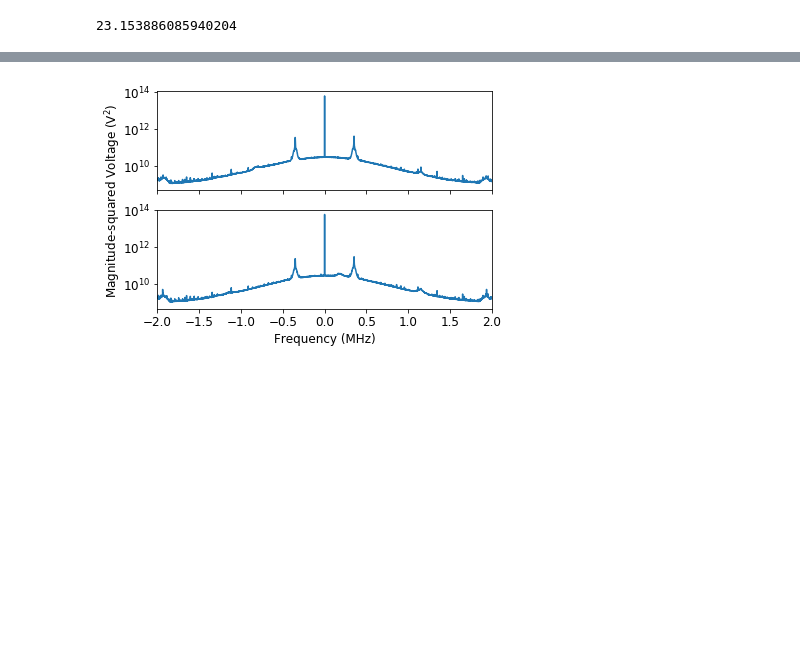
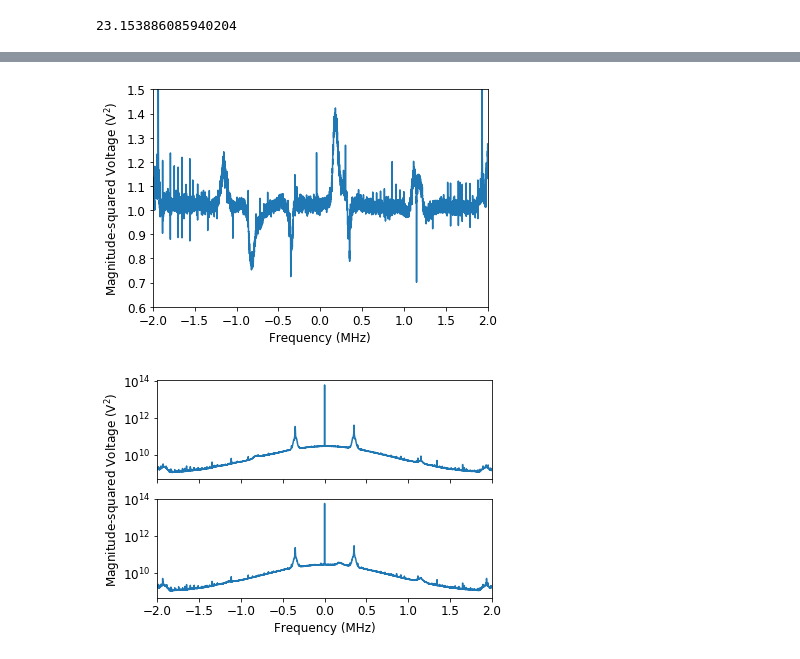
Before and after one commit to 3276908917/AY121, a Jupyter notebook: lab2/Hydrogen_Gaussian.ipynb, the cells around one changed output, grey strips where cells are left out. Drawn from its saved outputs; the diff is of its cells as text; code cells hidden in the pictures; blank space fills up the shorter version.

```diff
--- a/lab2/Hydrogen_Gaussian.ipynb
+++ b/lab2/Hydrogen_Gaussian.ipynb
@@ -44,3 +44,8 @@ pp_skeleton(x, cal_on / cal_off, (-2, 2), logv=True)
+# %%
+# The point of this next block is to compare the log form, after line shape has been obtained
+pp_skeleton(x, cal_on / cal_off, (-2, 2), (.6, 1.5))
+# %% [output]
+[figure, added]
 # %%
 double_pp(x, cal_off, cal_on, (-2, 2), logv=True)
 # %% [output]
```
Also changed, not shown: parts of 4 cells of this notebook, 4 other files.
